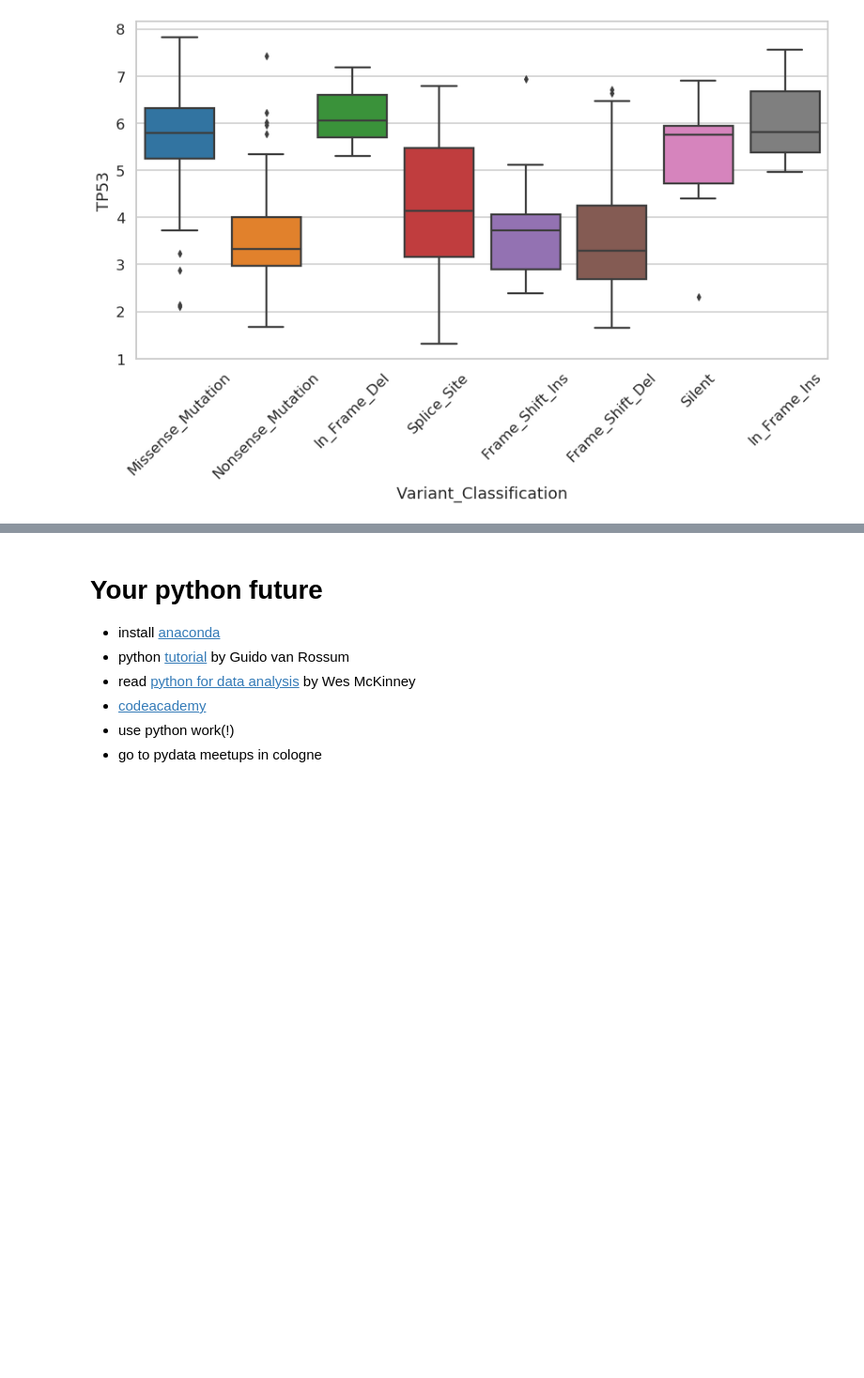
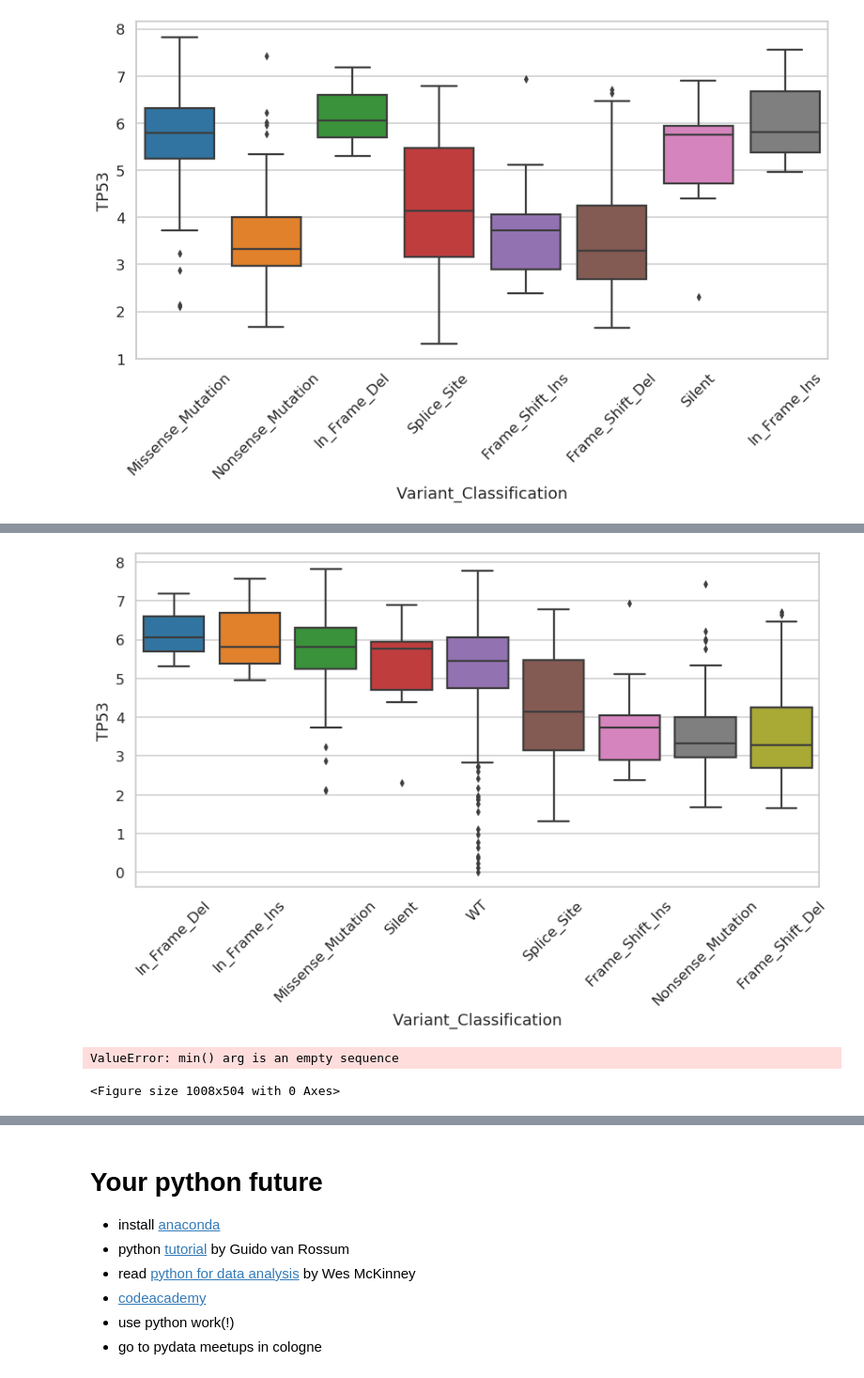
Before and after one commit to andreassteffen/python_WS_2019, a Jupyter notebook: notebooks/python workshop 2019.ipynb, the cells around one changed output, grey strips where cells are left out. Shown at 94% size. Drawn from its saved outputs; the diff is of its cells as text; code cells hidden in the pictures; blank space fills up the shorter version.

```diff
--- a/notebooks/python workshop 2019.ipynb
+++ b/notebooks/python workshop 2019.ipynb
@@ -946,0 +998,14 @@ plt.xticks(rotation=45); # rotate x-labels by 45 degrees counter clock-wise
+# %%
+order_desc = df_exp_3.groupby('Variant_Classification').median().sort_values(by='TP53',ascending = False).index.tolist()
+# %%
+plt.figure(figsize=(14,7)) # change figure size
+sns.set_context('talk')
+sns.set_style('whitegrid')
+sns.boxplot(data=df_exp_3,
+            x="Variant_Classification",
+            y="TP53",
+           order = order_desc);
+plt.xticks(rotation=45); # rotate x-labels by 45 degrees counter clock-wise
+plt.savefig('nice_plot.png',bbox_inches = 'tight')
+# %% [output]
+[figure, added]
@@ -946,0 +1023,5 @@ plt.xticks(rotation=45); # rotate x-labels by 45 degrees counter clock-wise
+# %%
+beautiful_viz(df_exp_3,sns.swarmplot,'nice.png')
+# %% [output]
+ValueError: min() arg is an empty sequence
+<Figure size 1008x504 with 0 Axes>
```
Also changed, not shown: parts of 25 cells of this notebook, 1 other file.
